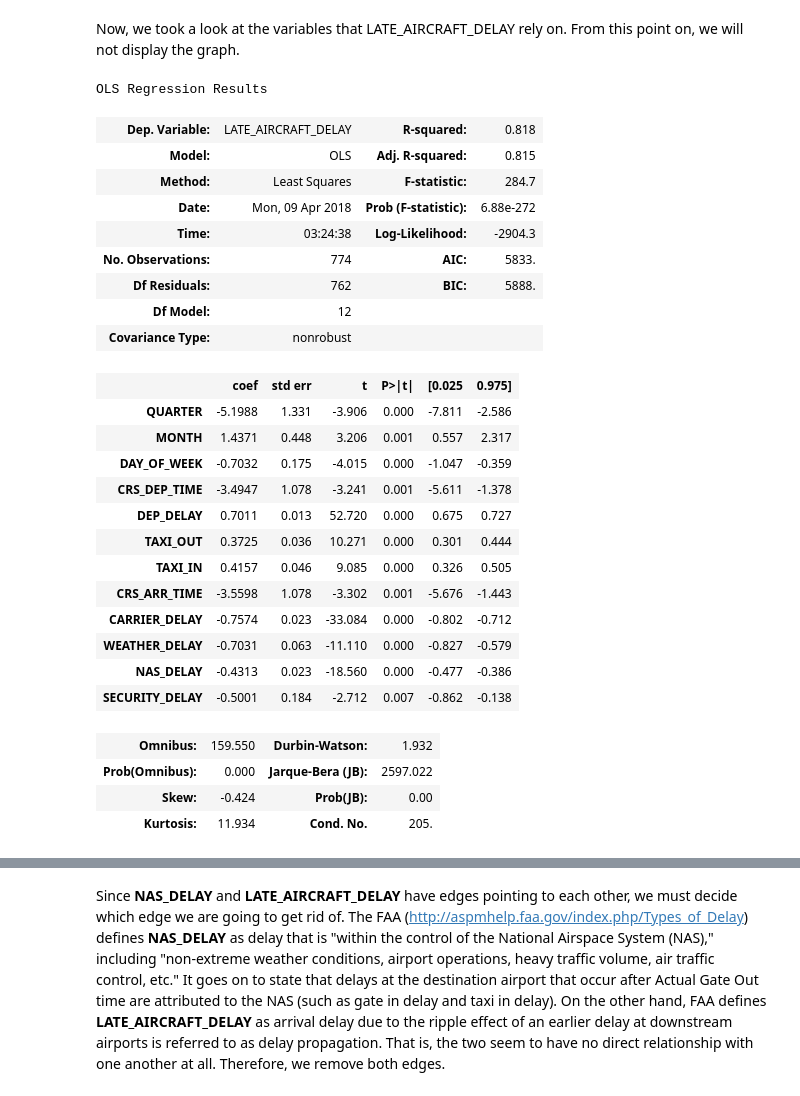
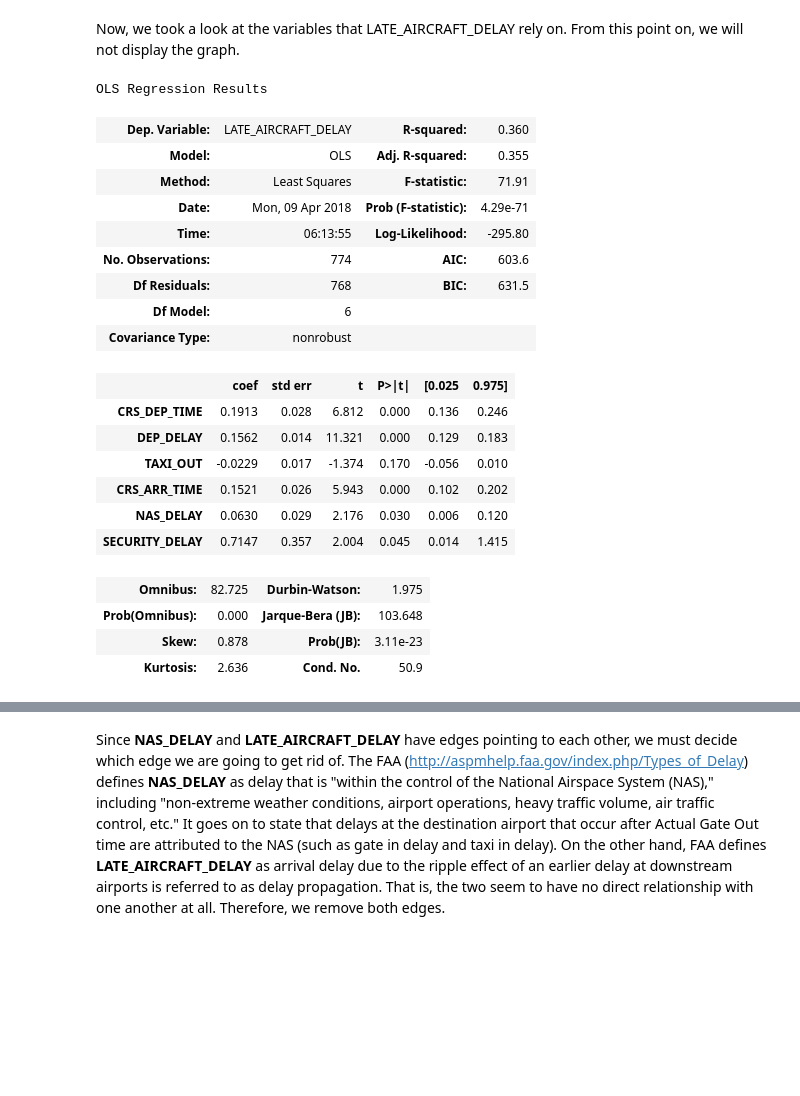
Before and after one commit to dy-choi/Flight-Delay-Analysis, a Jupyter notebook: DataPreparation.ipynb, the cells around one changed output, grey strips where cells are left out. Saved outputs shown, nothing was run; the diff lists cells and outputs as text; code cells hidden in the pictures; blank space fills up the shorter version.

```diff
--- a/DataPreparation.ipynb
+++ b/DataPreparation.ipynb
@@ -69,6 +76,25 @@ flights_df = pd.concat([jan_df, feb_df,mar_df,apr_df, may_df, jun_df, jul_df, au
 # keep hour information from CRS but not minutes
 flights_df['CRS_DEP_TIME'] = flights_df['CRS_DEP_TIME'] // 100
 flights_df['CRS_ARR_TIME'] = flights_df['CRS_ARR_TIME'] // 100
+
+# change delay information to binary
+changeDelaytoBinary(flights_df, 'CARRIER_DELAY')
+changeDelaytoBinary(flights_df, 'WEATHER_DELAY')
+changeDelaytoBinary(flights_df, 'NAS_DELAY')
+changeDelaytoBinary(flights_df, 'SECURITY_DELAY')
+changeDelaytoBinary(flights_df, 'LATE_AIRCRAFT_DELAY')
+
+# for DEP_DELAY, we'd like three variables: -1 (early departure), 0 (regular), 1 (late departure)
+mask = flights_df['DEP_DELAY'] > 0.0
+flights_df.loc[mask, 'DEP_DELAY'] = 1
+
+mask = flights_df['DEP_DELAY'] < 0.0
+flights_df.loc[mask,'DEP_DELAY'] = -1
+
+# TAXI_IN, TAXI_OUT: in 15-minute increments
+# 0: less than 15, 1: less than 30, ...
+flights_df['TAXI_IN'] = flights_df['TAXI_IN'] // 15
+flights_df['TAXI_OUT'] = flights_df['TAXI_OUT'] // 15
 # %% [markdown]
 Secondly, we will read in the data provided by the Federal Aviation Administration (FAA) on airport situations in SFO and PHL in 2017 in 'ASPM : Airport Analysis : Delayed Flights Report.' After reading in the data, we will merge the two dataframes to create one flights_df dataframe.
 # %%
@@ -293,36 +313,30 @@ draw_graph(flight_edges_df, 'nas-arr_del15.png')
 # %% [markdown]
 Now, we took a look at the variables that LATE_AIRCRAFT_DELAY rely on. From this point on, we will not display the graph.
 # %%
-late_aircraft_from = ['QUARTER', 'MONTH', 'DAY_OF_WEEK', 'CRS_DEP_TIME', 'DEP_DELAY', 'TAXI_OUT', 'TAXI_IN', 'CRS_ARR_TIME', 'CARRIER_DELAY', 'WEATHER_DELAY', 'NAS_DELAY', 'SECURITY_DELAY']
+late_aircraft_from = ['CRS_DEP_TIME', 'DEP_DELAY', 'TAXI_OUT', 'CRS_ARR_TIME', 'NAS_DELAY', 'SECURITY_DELAY']
 regression_model(late_aircraft_from, 'LATE_AIRCRAFT_DELAY').summary()
 # %% [output]
 OLS Regression Results
-| Dep. Variable: | LATE_AIRCRAFT_DELAY | R-squared: | 0.818 |
-| Model: | OLS | Adj. R-squared: | 0.815 |
-| Method: | Least Squares | F-statistic: | 284.7 |
-| Date: | Mon, 09 Apr 2018 | Prob (F-statistic): | 6.88e-272 |
-| Time: | 03:24:38 | Log-Likelihood: | -2904.3 |
-| No. Observations: | 774 | AIC: | 5833. |
-| Df Residuals: | 762 | BIC: | 5888. |
-| Df Model: | 12 |  |  |
+| Dep. Variable: | LATE_AIRCRAFT_DELAY | R-squared: | 0.360 |
+| Model: | OLS | Adj. R-squared: | 0.355 |
+| Method: | Least Squares | F-statistic: | 71.91 |
+| Date: | Mon, 09 Apr 2018 | Prob (F-statistic): | 4.29e-71 |
+| Time: | 06:13:55 | Log-Likelihood: | -295.80 |
+| No. Observations: | 774 | AIC: | 603.6 |
+| Df Residuals: | 768 | BIC: | 631.5 |
+| Df Model: | 6 |  |  |
 | Covariance Type: | nonrobust |  |  |
 |  | coef | std err | t | P>|t| | [0.025 | 0.975] |
-| QUARTER | -5.1988 | 1.331 | -3.906 | 0.000 | -7.811 | -2.586 |
-| MONTH | 1.4371 | 0.448 | 3.206 | 0.001 | 0.557 | 2.317 |
-| DAY_OF_WEEK | -0.7032 | 0.175 | -4.015 | 0.000 | -1.047 | -0.359 |
-| CRS_DEP_TIME | -3.4947 | 1.078 | -3.241 | 0.001 | -5.611 | -1.378 |
-| DEP_DELAY | 0.7011 | 0.013 | 52.720 | 0.000 | 0.675 | 0.727 |
-| TAXI_OUT | 0.3725 | 0.036 | 10.271 | 0.000 | 0.301 | 0.444 |
-| TAXI_IN | 0.4157 | 0.046 | 9.085 | 0.000 | 0.326 | 0.505 |
-| CRS_ARR_TIME | -3.5598 | 1.078 | -3.302 | 0.001 | -5.676 | -1.443 |
-| CARRIER_DELAY | -0.7574 | 0.023 | -33.084 | 0.000 | -0.802 | -0.712 |
-| WEATHER_DELAY | -0.7031 | 0.063 | -11.110 | 0.000 | -0.827 | -0.579 |
-| NAS_DELAY | -0.4313 | 0.023 | -18.560 | 0.000 | -0.477 | -0.386 |
-| SECURITY_DELAY | -0.5001 | 0.184 | -2.712 | 0.007 | -0.862 | -0.138 |
+| CRS_DEP_TIME | 0.1913 | 0.028 | 6.812 | 0.000 | 0.136 | 0.246 |
+| DEP_DELAY | 0.1562 | 0.014 | 11.321 | 0.000 | 0.129 | 0.183 |
+| TAXI_OUT | -0.0229 | 0.017 | -1.374 | 0.170 | -0.056 | 0.010 |
+| CRS_ARR_TIME | 0.1521 | 0.026 | 5.943 | 0.000 | 0.102 | 0.202 |
+| NAS_DELAY | 0.0630 | 0.029 | 2.176 | 0.030 | 0.006 | 0.120 |
+| SECURITY_DELAY | 0.7147 | 0.357 | 2.004 | 0.045 | 0.014 | 1.415 |
-| Omnibus: | 159.550 | Durbin-Watson: | 1.932 |
-| Prob(Omnibus): | 0.000 | Jarque-Bera (JB): | 2597.022 |
-| Skew: | -0.424 | Prob(JB): | 0.00 |
-| Kurtosis: | 11.934 | Cond. No. | 205. |
+| Omnibus: | 82.725 | Durbin-Watson: | 1.975 |
+| Prob(Omnibus): | 0.000 | Jarque-Bera (JB): | 103.648 |
+| Skew: | 0.878 | Prob(JB): | 3.11e-23 |
+| Kurtosis: | 2.636 | Cond. No. | 50.9 |
 # %%
 flight_edges_df, bn = update_flights_edges_df(late_aircraft_from, 'LATE_AIRCRAFT_DELAY',flight_edges_df)
 # %% [output]
```
Also changed, not shown: parts of 90 cells of this notebook, 9 other files.
